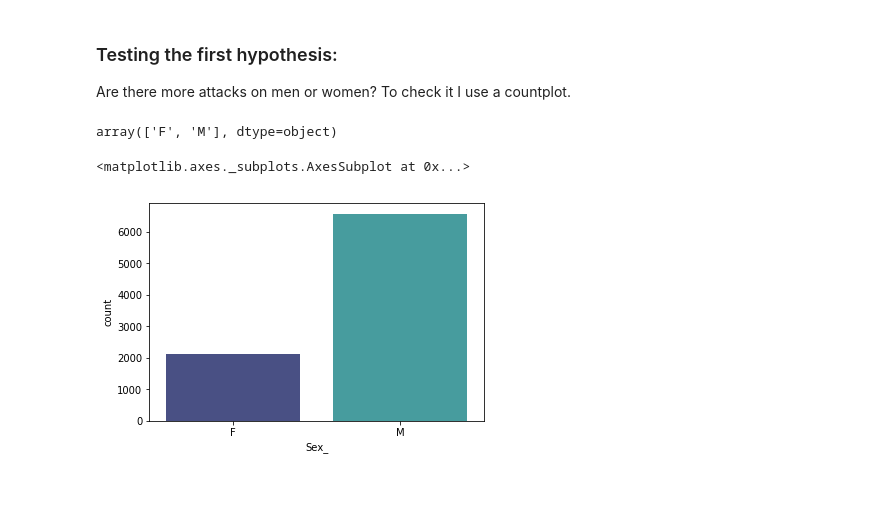
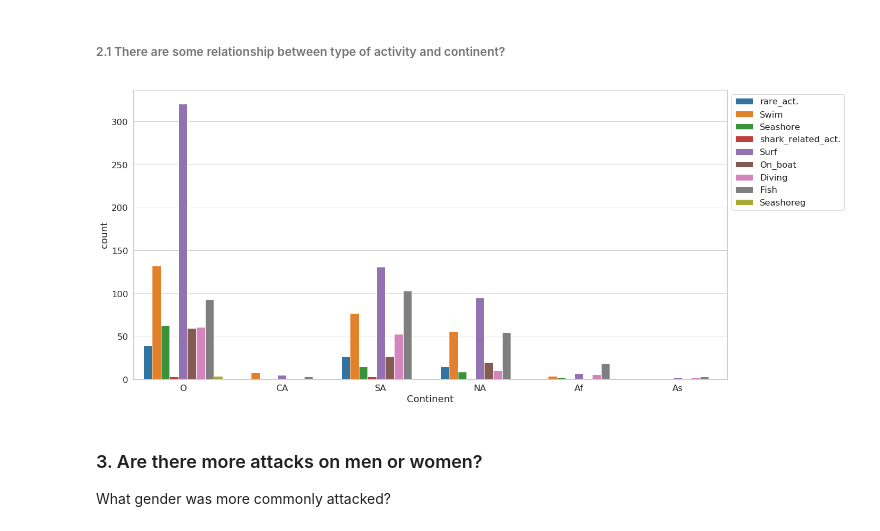
Before and after one commit to AnaAGG/P1_Pandas, a Jupyter notebook: output/Data_visualization.ipynb, the cells around one changed output. Drawn from its saved outputs; the diff is of its cells as text; code cells hidden in the pictures; blank space fills up the shorter version.

```diff
--- a/output/Data_visualization.ipynb
+++ b/output/Data_visualization.ipynb
@@ -18,13 +85,18 @@ df.head()
+# %% [markdown]
+###### 2.1 There are some relationship between type of activity and continent?
+# %%
+plt.figure(figsize=(20,10))
+
+ax = sns.countplot(x="Continent", hue = "Activity", palette="tab10",  data = df[-(df.Continent == ('Unknown'))])
+ax.set_xticklabels(continents)
+
+plt.legend(bbox_to_anchor=(1, 1), bbox_transform=ax.transAxes)
+
+ax.figure.savefig("continent_vs_activity.jpg", dpi=300)
+# %% [output]
+[figure, added]
 # %% [markdown]
-### Testing the first hypothesis:
-Are there more attacks on men or women?
-To check it I use a countplot.
+### 3. Are there more attacks on men or women?
+What gender was more commonly attacked?
 # %%
-df["Sex_"].unique()
+df["Sex"].unique()
-# %% [output]
-array(['F', 'M'], dtype=object)
-# %%
-sns.countplot(x = "Sex_", data = df, palette = "mako")
-# %% [output]
-<matplotlib.axes._subplots.AxesSubplot at 0x...>
-[figure, removed]
```
Also changed, not shown: parts of 17 cells of this notebook.
